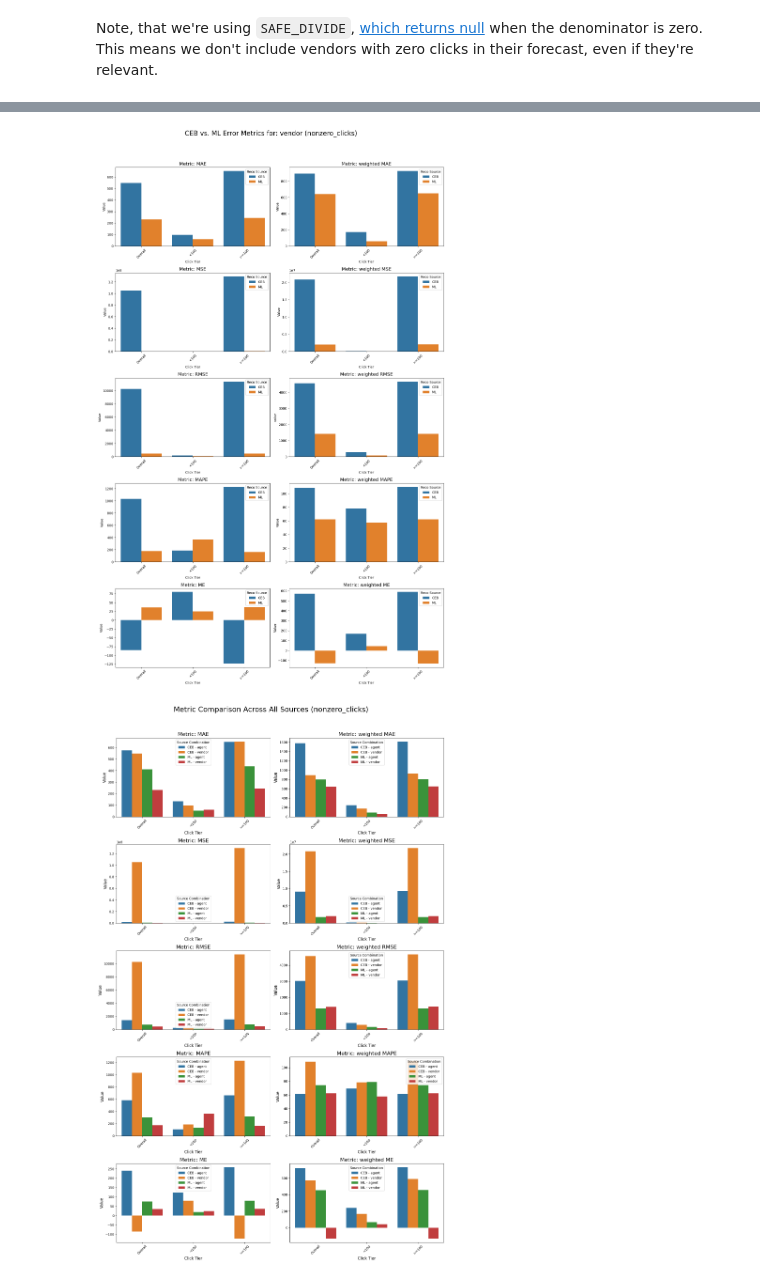
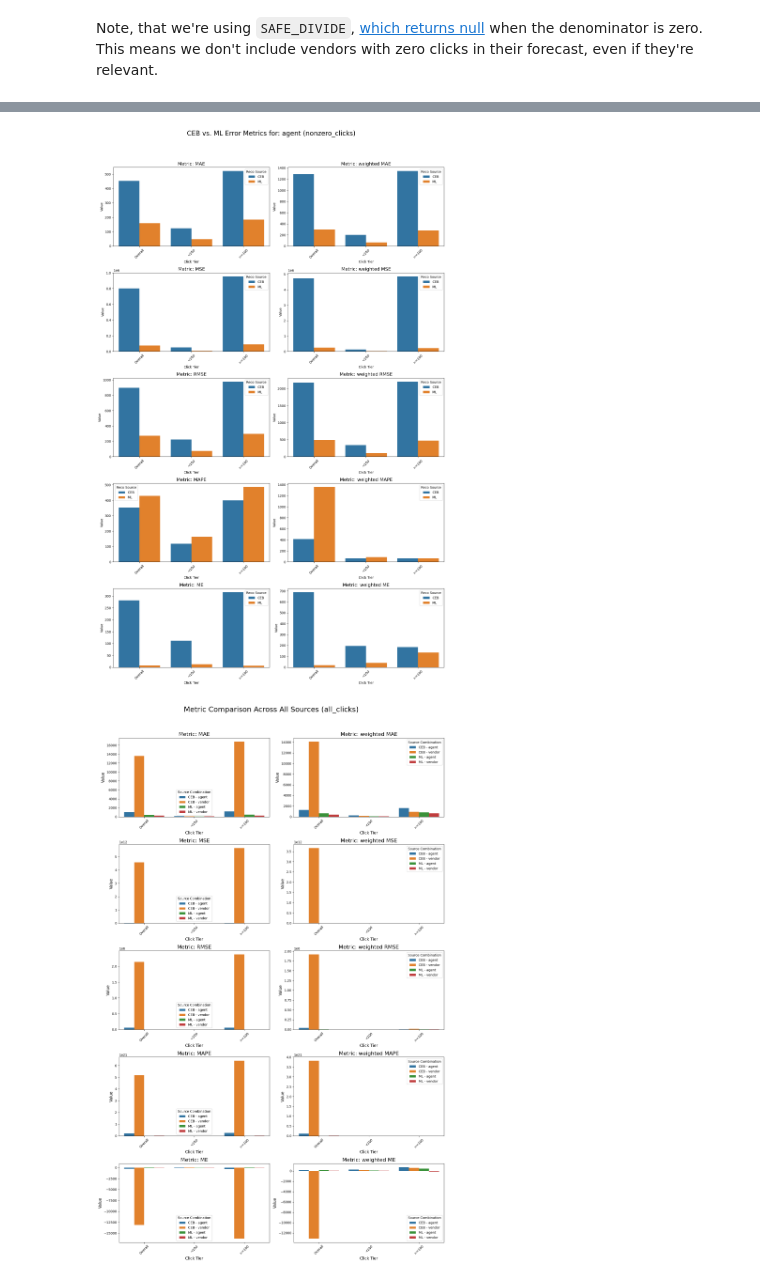
Before and after one commit to pdoupe/ad_hoc, a Jupyter notebook: error-metrics/notebooks/comparing_queries.ipynb, the cells around one changed output, grey strips where cells are left out. Cells and saved outputs as stored; diff of their text form; code cells hidden in the pictures.

```diff
--- a/error-metrics/notebooks/comparing_queries.ipynb
+++ b/error-metrics/notebooks/comparing_queries.ipynb
@@ -212,0 +218,5 @@ df.head()
+# %%
+columns_to_convert = ['L3m_average_order_value_eur', 'L3m_total_gmv_eur']
+
+for col in columns_to_convert:
+    df[col] = pd.to_numeric(df[col])
@@ -213,3 +238,14 @@ df.head()
+# %%
+min_vals = df.groupby(['accounts_segment', 'long_tail_sub_category'])['L3m_total_gmv_eur'] \
+             .transform(lambda x: x[x > 0].min())
+
+df['adjusted_gmv_eur'] = np.where(
+    df['L3m_total_gmv_eur'] == 0,
+    min_vals,
+    df['L3m_total_gmv_eur']
+)
+
+df['sqrt_adjusted_gmv_eur'] = np.sqrt(df.adjusted_gmv_eur)
 # %%
 df.groupby(['reco_source', 'booking_source'])['global_entity_id'].count()
 # %% [output]
@@ -295,6 +331,7 @@ def calculate_metrics(actual, predicted, weights):
     if len(actual) == 0:
         return {'MAE': np.nan, 'MSE': np.nan, 'MAPE': np.nan, 'RMSE': np.nan}
 
+    weights /= sum(weights)
     metrics = {
         'MAE': mean_absolute_error(actual, predicted),
         'weighted MAE': mean_absolute_error(actual, predicted, sample_weight=weights),
@@ -313,7 +350,7 @@ def calculate_metrics(actual, predicted, weights):
 
 results_list = []
 
-def generate_metrics_df(df, prediction_column, cutting_column='cpc_clicks'):
+def generate_metrics_df(df, prediction_column, cutting_column='cpc_clicks', weights_column='adjusted_gmv_eur'):
     """
     Calculates tiered and overall metrics for a given prediction column.
 
@@ -321,6 +358,7 @@ def generate_metrics_df(df, prediction_column, cutting_column='cpc_clicks'):
         df (pd.DataFrame): The input DataFrame.
         prediction_column (str): The name of the column with predicted values.
         cutting_column (str): The name of the column with values to be cut
+        weights_column (str): The name of the column to weight values by
 
     Returns:
         pd.DataFrame: A long-format DataFrame with metrics.
@@ -342,7 +380,7 @@ def generate_metrics_df(df, prediction_column, cutting_column='cpc_clicks'):
             # Calculate Overall metrics
             overall_metrics = calculate_metrics(data_subset['cpc_clicks'].values,
                                                 data_subset[prediction_column].values,
-                                                data_subset['cpc_revenue'].values)
+                                                data_subset[weights_column].values)
             for metric_name, value in overall_metrics.items():
                 results_list.append({
                     'predictor': prediction_column,
@@ -379,8 +417,8 @@ def generate_metrics_df(df, prediction_column, cutting_column='cpc_clicks'):
     return pd.DataFrame(results_list).round(2)
 
 
-adj_metrics_df = generate_metrics_df(df, 'adj_e_clicks', 'adj_e_clicks')
-poisson_metrics_df = generate_metrics_df(df, 'poisson_clicks', 'poisson_clicks')
+adj_metrics_df = generate_metrics_df(df, 'adj_e_clicks', cutting_column = 'adj_e_clicks')
+poisson_metrics_df = generate_metrics_df(df, 'poisson_clicks', cutting_column='poisson_clicks')
 final_results_df = pd.concat([adj_metrics_df, poisson_metrics_df])
 # %%
 final_results_df.pivot(
@@ -562,10 +600,10 @@ def plot_comparison_subplots(df, booking_source, data_subset):
 
 # --- 3. Example Usage ---
 plot_comparison_subplots(adj_metrics_df,
-                         booking_source='vendor',
+                         booking_source='agent',
                          data_subset='nonzero_clicks')
 # %% [output]
-[figure, old version]
+[figure, new version]
 # %%
 def plot_all_combinations_subplots(df, data_subset):
     """
@@ -587,32 +625,32 @@ def plot_all_combinations_subplots(df, data_subset):
                        'MSE', 'weighted MSE',
                        'RMSE', 'weighted RMSE',
                        'MAPE', 'weighted MAPE',
                        'ME', 'weighted ME']
 
     # Create a 2x2 subplot grid
     fig, axes = plt.subplots(5, 2, figsize=(15, 25))
     axes = axes.flatten()
 
     for i, metric in enumerate(metrics_to_plot):
         ax = axes[i]
         metric_data = plot_data[plot_data['metric'] == metric]
 
         # Use the new 'combination' column for the hue
         sns.barplot(data=metric_data, x='tier', y='value', hue='combination', ax=ax)
 
         ax.set_title(f'Metric: {metric}', fontsize=16)
         ax.set_xlabel('Click Tier', fontsize=12)
         ax.set_ylabel('Value', fontsize=12)
         ax.tick_params(axis='x', rotation=45, labelsize=10)
         ax.legend(title='Source Combination')
 
     fig.suptitle(f'Metric Comparison Across All Sources ({data_subset})', fontsize=22)
     plt.tight_layout(rect=[0, 0.03, 1, 0.96])
     plt.show()
 
 
 # --- 3. Example Usage ---
 plot_all_combinations_subplots(adj_metrics_df,
-                               data_subset='nonzero_clicks')
+                               data_subset='all_clicks')
 # %% [output]
-[figure, old version]
+[figure, new version]
```
Also changed, not shown: parts of 15 cells of this notebook, 1 other file.
